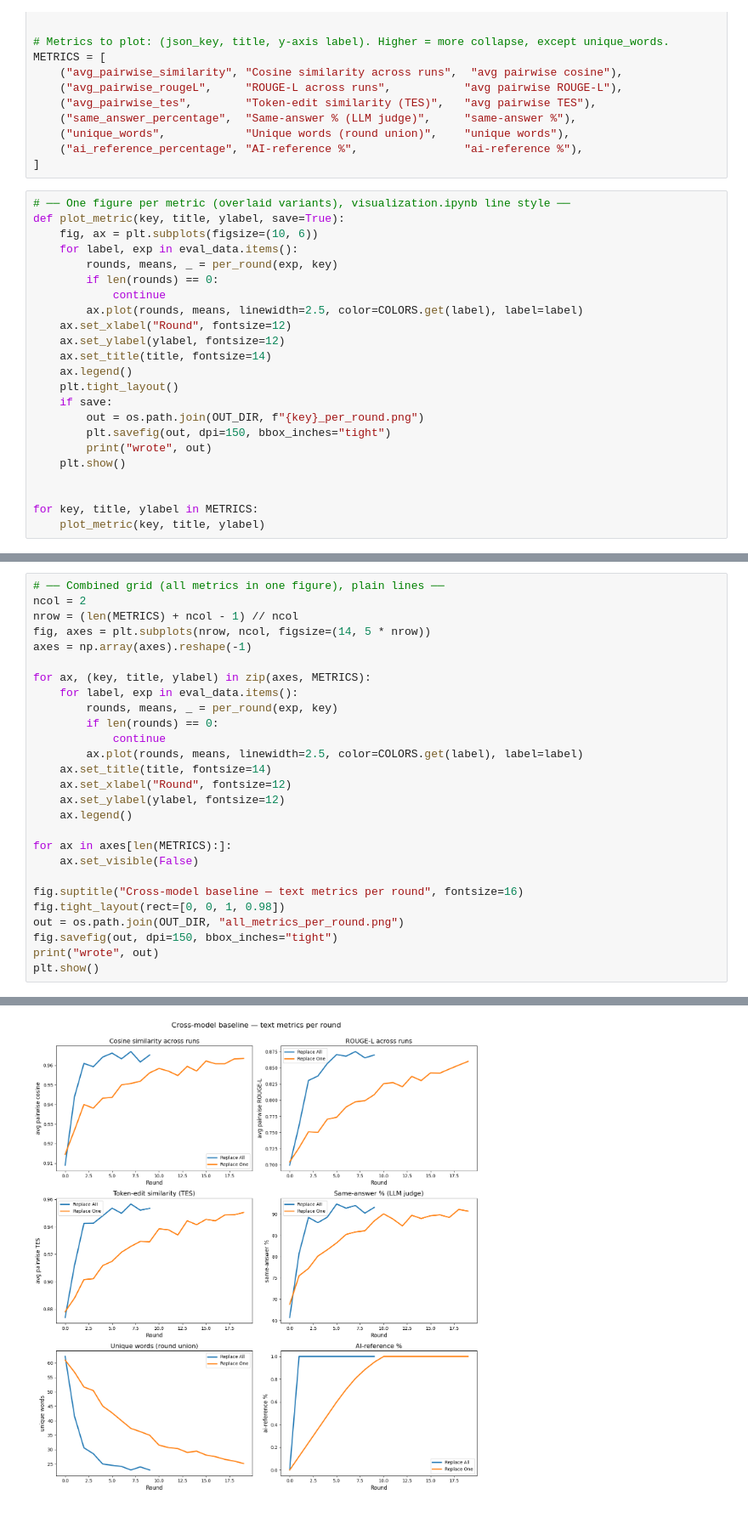
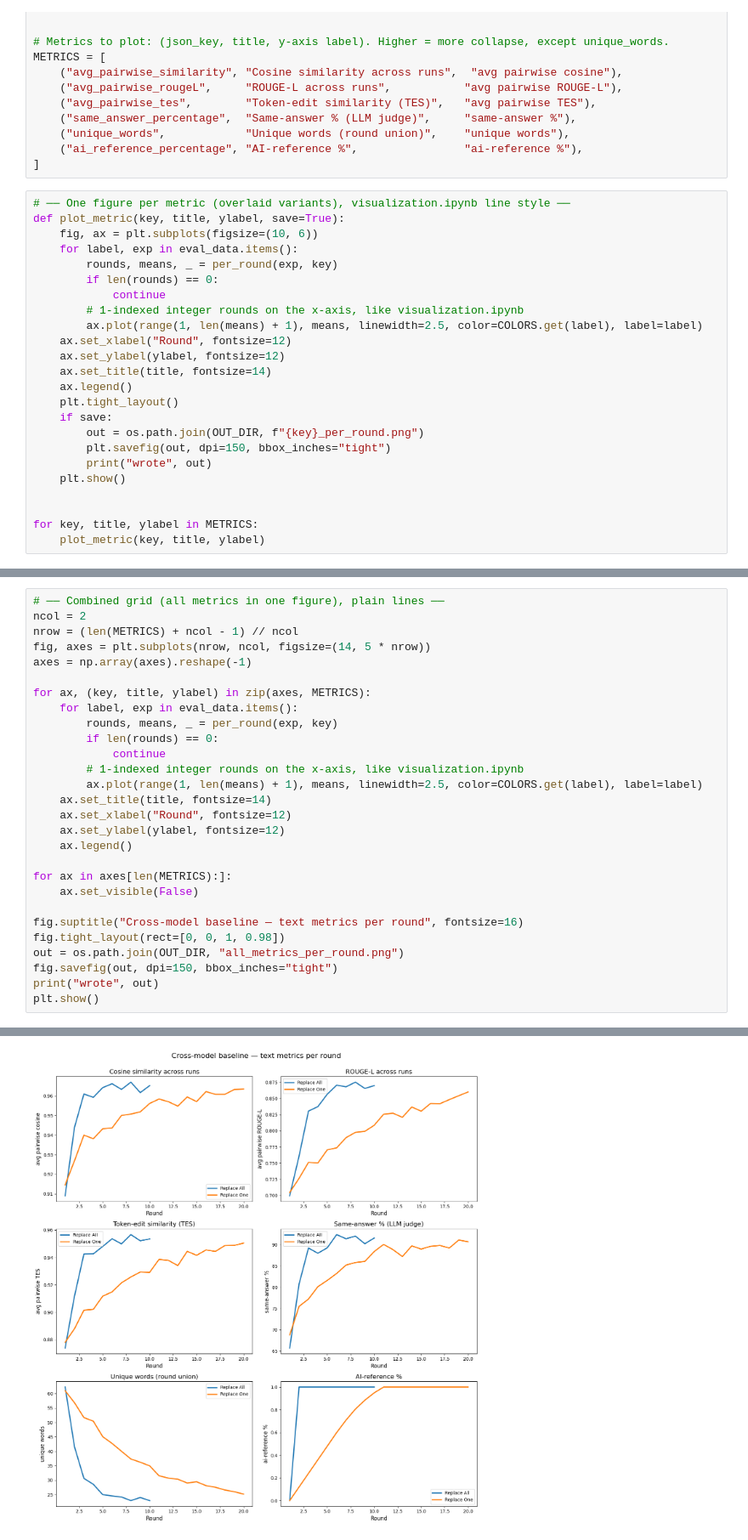
Before and after one commit to rag-collapse/RAG-Collapse, a Jupyter notebook: cross-model-baseline-visualization.ipynb, the cells around one changed output, grey strips where cells are left out. Shown at 85% size. Saved outputs shown, nothing was run; the diff lists cells and outputs as text.

```diff
--- a/cross-model-baseline-visualization.ipynb
+++ b/cross-model-baseline-visualization.ipynb
@@ -93,7 +93,8 @@ def plot_metric(key, title, ylabel, save=True):
         rounds, means, _ = per_round(exp, key)
         if len(rounds) == 0:
             continue
-        ax.plot(rounds, means, linewidth=2.5, color=COLORS.get(label), label=label)
+        # 1-indexed integer rounds on the x-axis, like visualization.ipynb
+        ax.plot(range(1, len(means) + 1), means, linewidth=2.5, color=COLORS.get(label), label=label)
     ax.set_xlabel("Round", fontsize=12)
     ax.set_ylabel(ylabel, fontsize=12)
     ax.set_title(title, fontsize=14)
@@ -124,30 +125,31 @@ wrote cross_model_baseline_visualizations\ai_reference_percentage_per_round.png
 # %%
 # ── Combined grid (all metrics in one figure), plain lines ──
 ncol = 2
 nrow = (len(METRICS) + ncol - 1) // ncol
 fig, axes = plt.subplots(nrow, ncol, figsize=(14, 5 * nrow))
 axes = np.array(axes).reshape(-1)
 
 for ax, (key, title, ylabel) in zip(axes, METRICS):
     for label, exp in eval_data.items():
         rounds, means, _ = per_round(exp, key)
         if len(rounds) == 0:
             continue
-        ax.plot(rounds, means, linewidth=2.5, color=COLORS.get(label), label=label)
+        # 1-indexed integer rounds on the x-axis, like visualization.ipynb
+        ax.plot(range(1, len(means) + 1), means, linewidth=2.5, color=COLORS.get(label), label=label)
     ax.set_title(title, fontsize=14)
     ax.set_xlabel("Round", fontsize=12)
     ax.set_ylabel(ylabel, fontsize=12)
     ax.legend()
 
 for ax in axes[len(METRICS):]:
     ax.set_visible(False)
 
 fig.suptitle("Cross-model baseline — text metrics per round", fontsize=16)
 fig.tight_layout(rect=[0, 0, 1, 0.98])
 out = os.path.join(OUT_DIR, "all_metrics_per_round.png")
 fig.savefig(out, dpi=150, bbox_inches="tight")
 print("wrote", out)
 plt.show()
 # %% [output]
 wrote cross_model_baseline_visualizations\all_metrics_per_round.png
-[figure, old version]
+[figure, new version]
```
Also changed, not shown: parts of 1 cell of this notebook, 7 other files.
